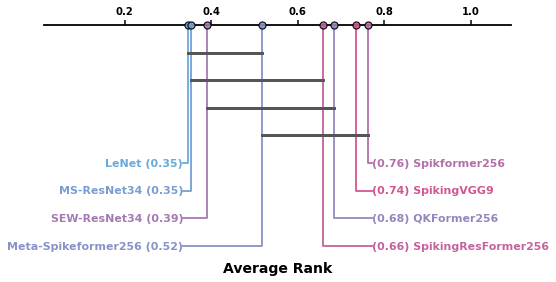
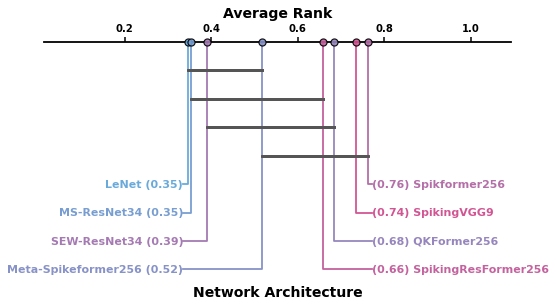
The notebook cell's code change between the first figure and the second:
--- before
+++ after
@@ -1,5 +1,5 @@
 # Fig 2 (c) need to finish topology-res.csv CD-diagram to give architecture selection advice across all sensing modalities
 
-fig, ax = plt.subplots(figsize=(8, 3.8))
+fig, ax = plt.subplots(figsize=(8, 3.9))
 data = pd.read_csv('./topology-res.csv')
 avg_rank = data.groupby(
@@ -45,5 +45,6 @@
 
 fig.tight_layout()
-ax.set_xlabel('Average Rank', fontsize=14, fontweight='bold')
+ax.set_title('Average Rank', fontsize=14, fontweight='bold')
+ax.set_xlabel('Network Architecture', fontsize=14, fontweight='bold')
 plt.savefig('./fig2c.svg', dpi=500, bbox_inches="tight")
 plt.show()

Commit: update